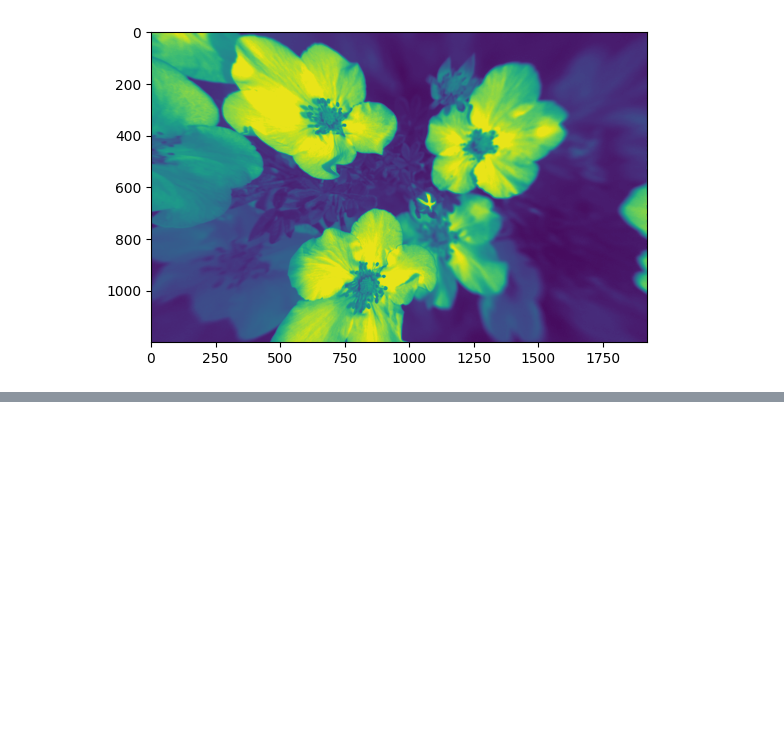
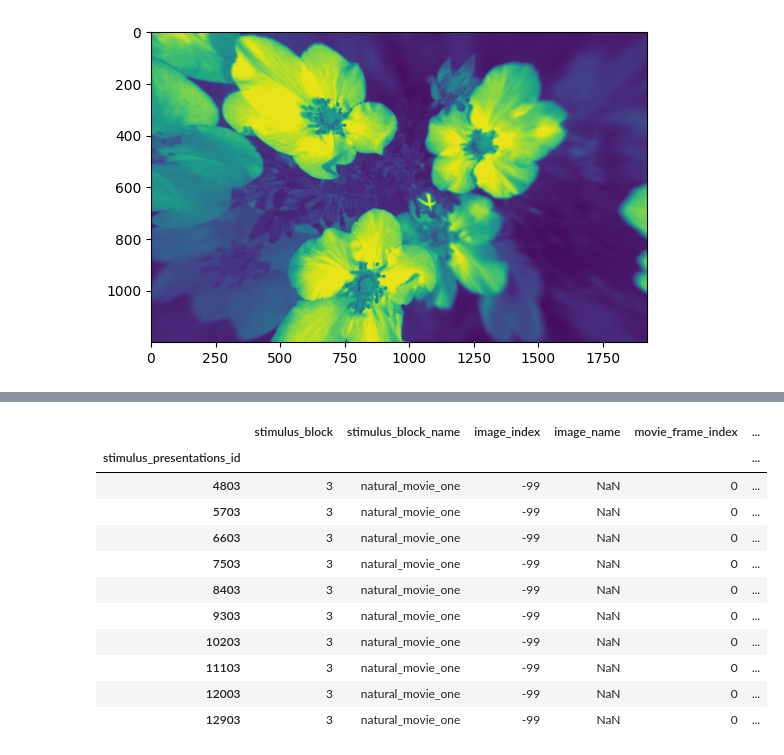
Before and after one commit to schewskone/allen-exporter, a Jupyter notebook: allensdk_test.ipynb, the cells around one changed output, grey strips where cells are left out. Saved outputs shown, nothing was run; the diff lists cells and outputs as text; code cells hidden in the pictures; blank space fills up the shorter version.

```diff
--- a/allensdk_test.ipynb
+++ b/allensdk_test.ipynb
@@ -174 +188,22 @@ print(stimulus_templates.iloc[0]["warped"].shape)
+# %%
+# Here we can see that the movie was shown 10 times. Hence it makes sense that there are 9000 rows with the movie since the movie is
+# 900 frames long.
+
+natural_movie_one_rows = stimulus_table.loc[
+    stimulus_table['movie_frame_index'] == 0
+]
+natural_movie_one_rows
+# %% [output]
+|  | stimulus_block | stimulus_block_name | image_index | image_name | movie_frame_index | ... |
+| stimulus_presentations_id |  |  |  |  |  | ... |
+| 4803 | 3 | natural_movie_one | -99 | NaN | 0 | ... |
+| 5703 | 3 | natural_movie_one | -99 | NaN | 0 | ... |
+| 6603 | 3 | natural_movie_one | -99 | NaN | 0 | ... |
+| 7503 | 3 | natural_movie_one | -99 | NaN | 0 | ... |
+| 8403 | 3 | natural_movie_one | -99 | NaN | 0 | ... |
+| 9303 | 3 | natural_movie_one | -99 | NaN | 0 | ... |
+| 10203 | 3 | natural_movie_one | -99 | NaN | 0 | ... |
+| 11103 | 3 | natural_movie_one | -99 | NaN | 0 | ... |
+| 12003 | 3 | natural_movie_one | -99 | NaN | 0 | ... |
+| 12903 | 3 | natural_movie_one | -99 | NaN | 0 | ... |
 # %%
```
Also changed, not shown: parts of 8 cells of this notebook, 2 other files.
